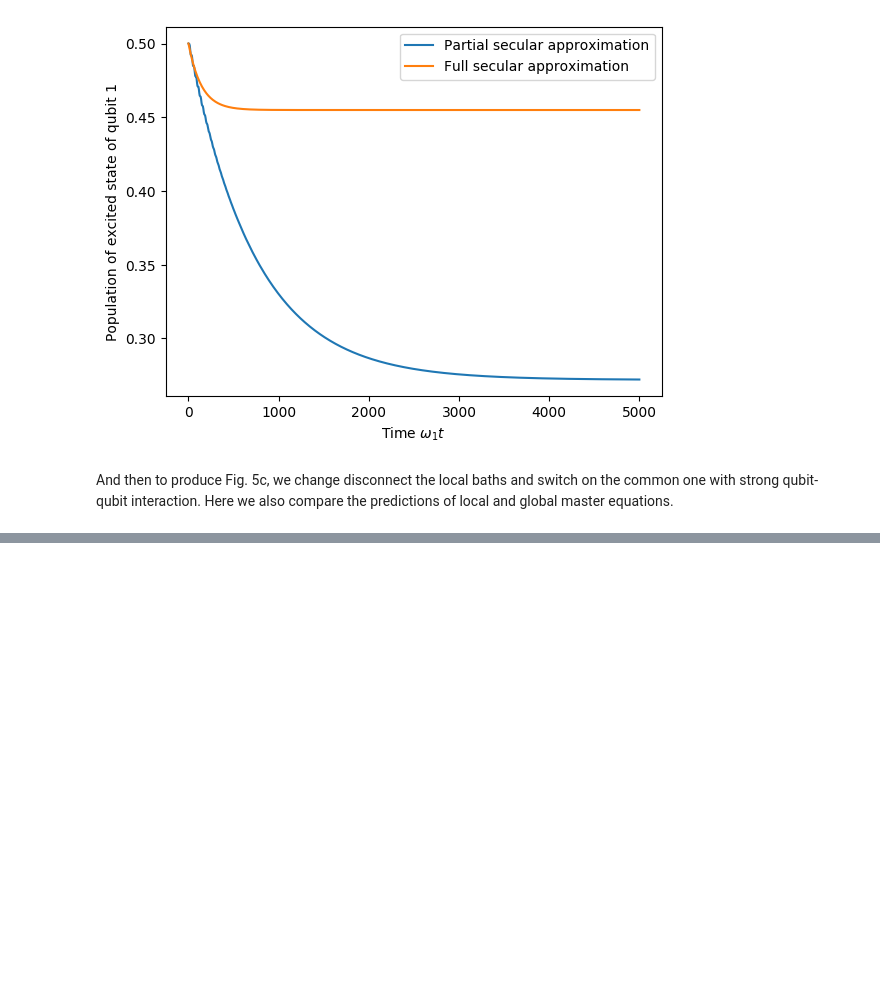
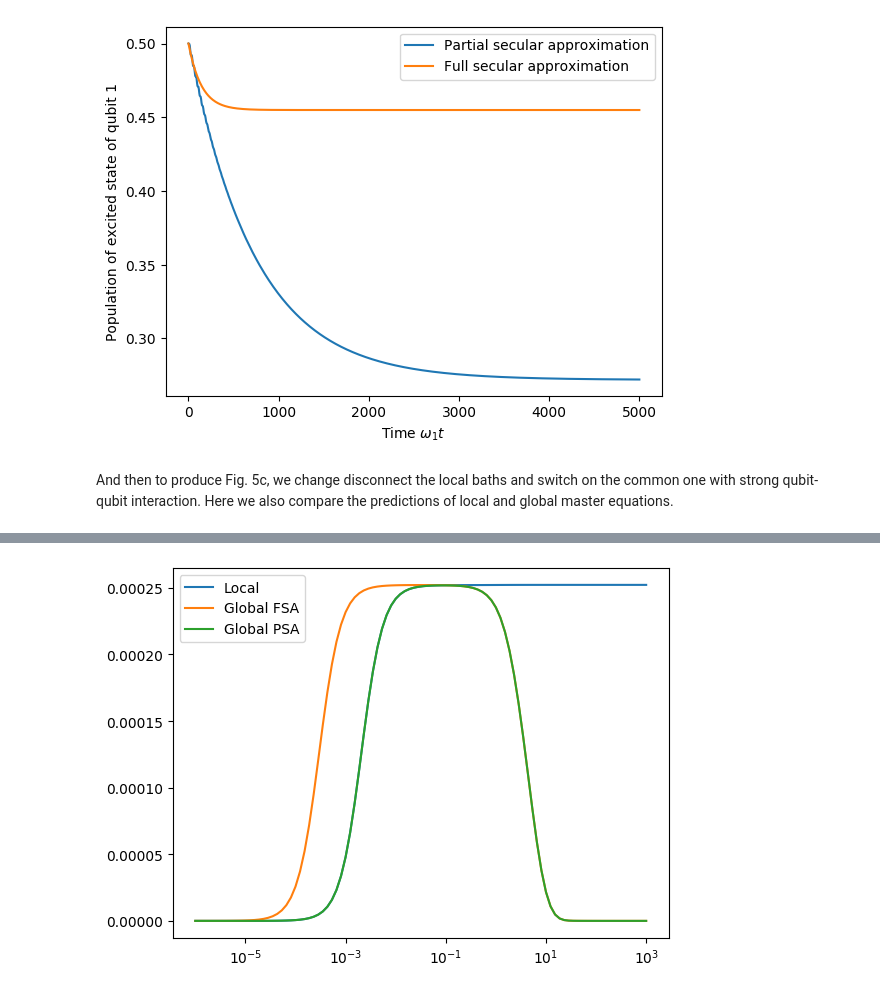
Before and after one commit to avaara/PSA-general, a Jupyter notebook: Example-notebook.ipynb, the cells around one changed output, grey strips where cells are left out. Cells and saved outputs as stored; diff of their text form; code cells hidden in the pictures; blank space fills up the shorter version.

```diff
--- a/Example-notebook.ipynb
+++ b/Example-notebook.ipynb
@@ -268,0 +379,9 @@ Computing evolution:
+# %%
+plt.plot(lambdas, Js_local, label="Local")
+plt.plot(lambdas, Js_global_FSA, label="Global FSA")
+plt.plot(lambdas, Js_global_PSA, label="Global PSA")
+plt.xscale('log')
+plt.legend()
+plt.show()
+# %% [output]
+[figure, added]
```
Also changed, not shown: parts of 5 cells of this notebook.
